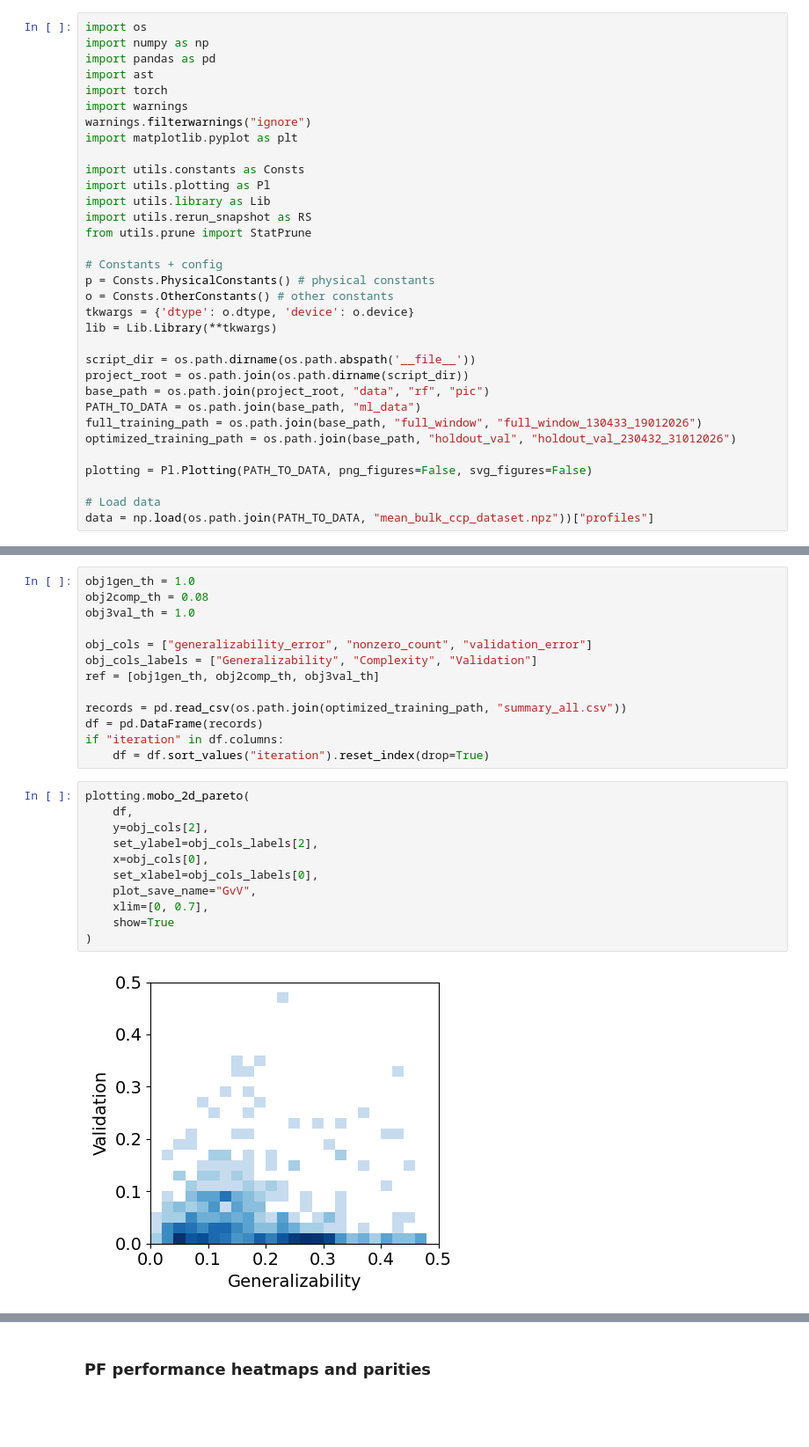
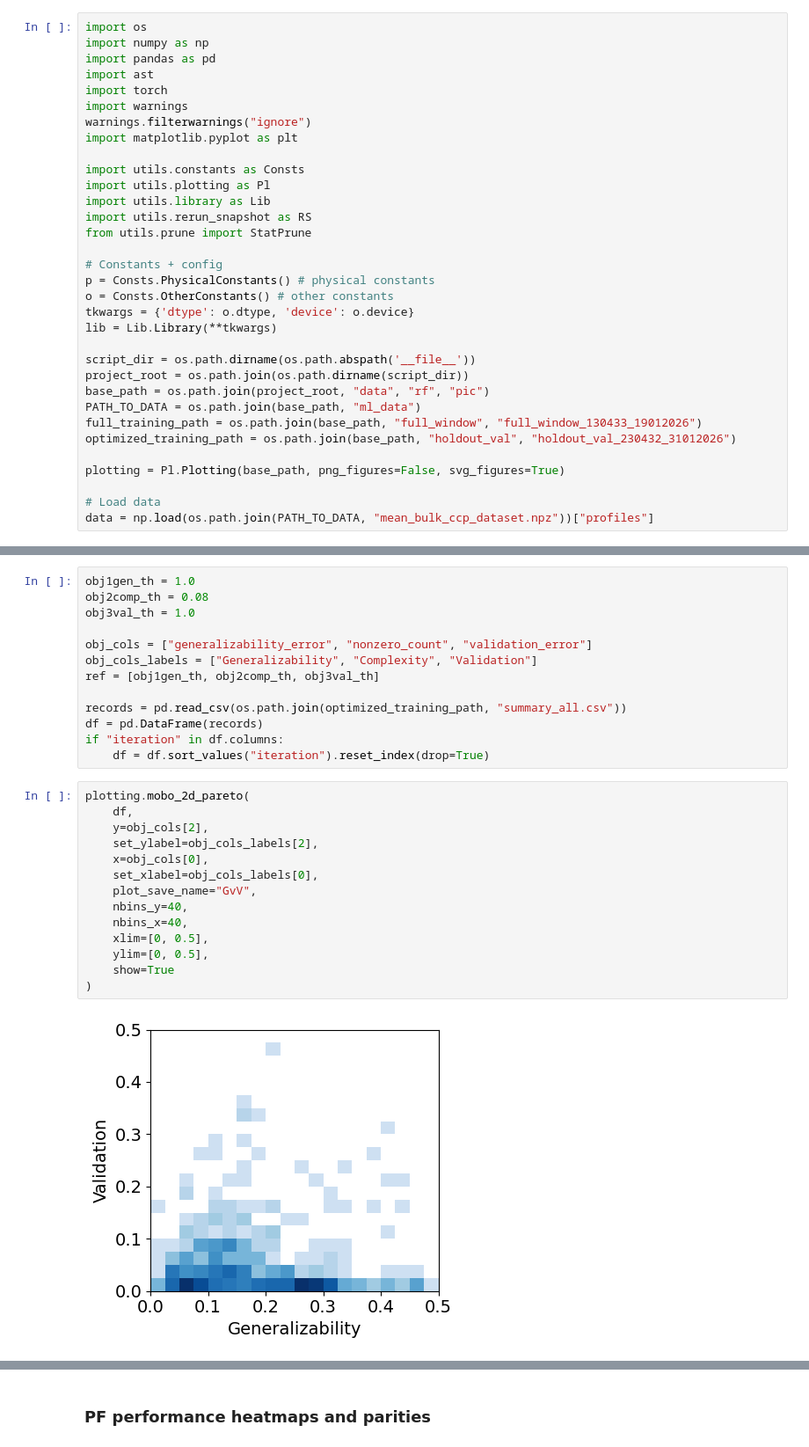
Before and after one commit to ssarwar/Pareto-Optimal-Sparse-Symbolic-Closures-in-LTPS, a Jupyter notebook: src/experiments_plots.ipynb, the cells around one changed output, grey strips where cells are left out. Shown at 88% size. Saved outputs shown, nothing was run; the diff lists cells and outputs as text; blank space fills up the shorter version.

```diff
--- a/src/experiments_plots.ipynb
+++ b/src/experiments_plots.ipynb
@@ -27,7 +27,7 @@ PATH_TO_DATA = os.path.join(base_path, "ml_data")
 full_training_path = os.path.join(base_path, "full_window", "full_window_130433_19012026")
 optimized_training_path = os.path.join(base_path, "holdout_val", "holdout_val_230432_31012026")
 
-plotting = Pl.Plotting(PATH_TO_DATA, png_figures=False, svg_figures=False)
+plotting = Pl.Plotting(base_path, png_figures=False, svg_figures=True)
 
 # Load data
 data = np.load(os.path.join(PATH_TO_DATA, "mean_bulk_ccp_dataset.npz"))["profiles"]
@@ -367,13 +323,16 @@ if "iteration" in df.columns:
 # %%
 plotting.mobo_2d_pareto(
     df,
     y=obj_cols[2],
     set_ylabel=obj_cols_labels[2],
     x=obj_cols[0],
     set_xlabel=obj_cols_labels[0],
     plot_save_name="GvV",
-    xlim=[0, 0.7],
+    nbins_y=40,
+    nbins_x=40,
+    xlim=[0, 0.5],
+    ylim=[0, 0.5],
     show=True
 )
 # %% [output]
-[figure, old version]
+[figure, new version]
```
Also changed, not shown: parts of 15 cells of this notebook, 4 other files.
